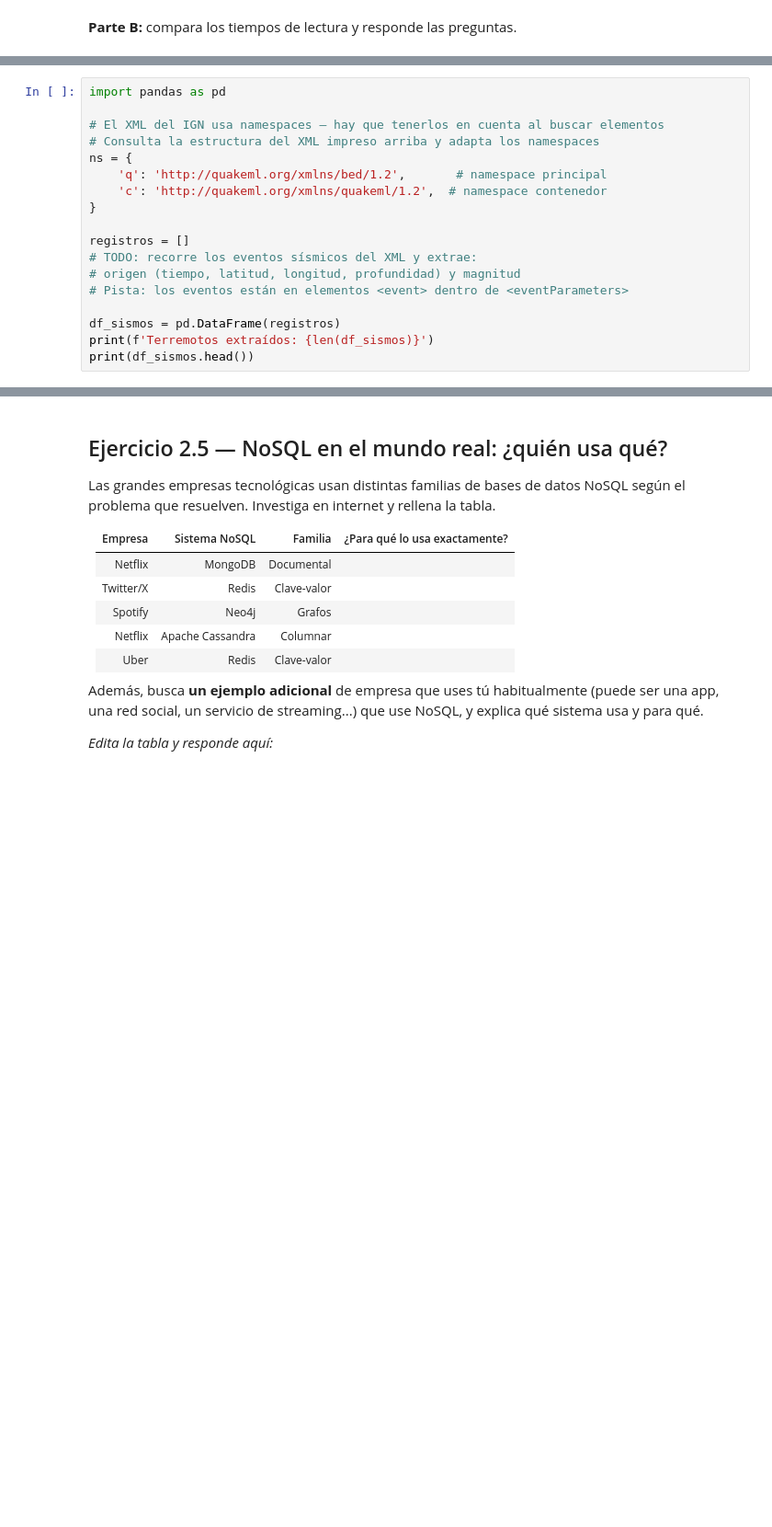
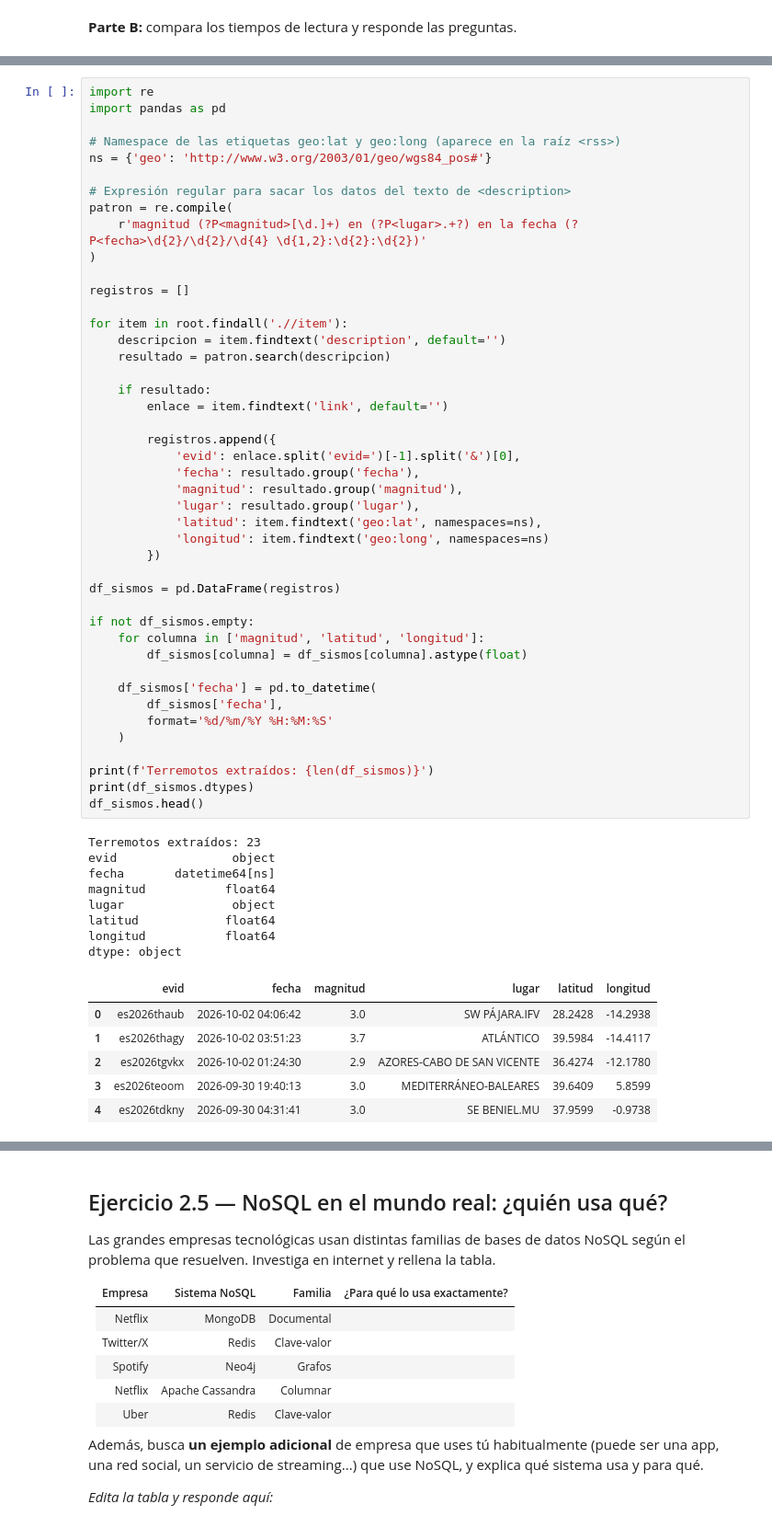
Before and after one commit to HugoCaceres22/ETCDFM, a Jupyter notebook: Tema 1/UD1_Ejercicios.ipynb, the cells around one changed output, grey strips where cells are left out. Shown at 92% size. Saved outputs shown, nothing was run; the diff lists cells and outputs as text; blank space fills up the shorter version.

```diff
--- a/Tema 1/UD1_Ejercicios.ipynb
+++ b/Tema 1/UD1_Ejercicios.ipynb
@@ -600,19 +777,60 @@ print(xml_texto[:500])
 # %%
+import re
 import pandas as pd
 
-# El XML del IGN usa namespaces — hay que tenerlos en cuenta al buscar elementos
-# Consulta la estructura del XML impreso arriba y adapta los namespaces
-ns = {
-    'q': 'http://quakeml.org/xmlns/bed/1.2',       # namespace principal
-    'c': 'http://quakeml.org/xmlns/quakeml/1.2',  # namespace contenedor
-}
+# Namespace de las etiquetas geo:lat y geo:long (aparece en la raíz <rss>)
+ns = {'geo': 'http://www.w3.org/2003/01/geo/wgs84_pos#'}
+
+# Expresión regular para sacar los datos del texto de <description>
+patron = re.compile(
+    r'magnitud (?P<magnitud>[\d.]+) en (?P<lugar>.+?) en la fecha (?P<fecha>\d{2}/\d{2}/\d{4} \d{1,2}:\d{2}:\d{2})'
+)
 
 registros = []
-# TODO: recorre los eventos sísmicos del XML y extrae:
-# origen (tiempo, latitud, longitud, profundidad) y magnitud
-# Pista: los eventos están en elementos <event> dentro de <eventParameters>
+
+for item in root.findall('.//item'):
+    descripcion = item.findtext('description', default='')
+    resultado = patron.search(descripcion)
+
+    if resultado:
+        enlace = item.findtext('link', default='')
+
+        registros.append({
+            'evid': enlace.split('evid=')[-1].split('&')[0],
+            'fecha': resultado.group('fecha'),
+            'magnitud': resultado.group('magnitud'),
+            'lugar': resultado.group('lugar'),
+            'latitud': item.findtext('geo:lat', namespaces=ns),
+            'longitud': item.findtext('geo:long', namespaces=ns)
+        })
 
 df_sismos = pd.DataFrame(registros)
+
+if not df_sismos.empty:
+    for columna in ['magnitud', 'latitud', 'longitud']:
+        df_sismos[columna] = df_sismos[columna].astype(float)
+
+    df_sismos['fecha'] = pd.to_datetime(
+        df_sismos['fecha'],
+        format='%d/%m/%Y %H:%M:%S'
+    )
+
 print(f'Terremotos extraídos: {len(df_sismos)}')
-print(df_sismos.head())
+print(df_sismos.dtypes)
+df_sismos.head()
+# %% [output]
+Terremotos extraídos: 23
+evid                object
+fecha       datetime64[ns]
+magnitud           float64
+lugar               object
+latitud            float64
+longitud           float64
+dtype: object
+|  | evid | fecha | magnitud | lugar | latitud | longitud |
+| 0 | es2026thaub | 2026-10-02 04:06:42 | 3.0 | SW PÁJARA.IFV | 28.2428 | -14.2938 |
+| 1 | es2026thagy | 2026-10-02 03:51:23 | 3.7 | ATLÁNTICO | 39.5984 | -14.4117 |
+| 2 | es2026tgvkx | 2026-10-02 01:24:30 | 2.9 | AZORES-CABO DE SAN VICENTE | 36.4274 | -12.1780 |
+| 3 | es2026teoom | 2026-09-30 19:40:13 | 3.0 | MEDITERRÁNEO-BALEARES | 39.6409 | 5.8599 |
+| 4 | es2026tdkny | 2026-09-30 04:31:41 | 3.0 | SE BENIEL.MU | 37.9599 | -0.9738 |
 # %% [markdown]
```
Also changed, not shown: parts of 17 cells of this notebook, 5 other files.
